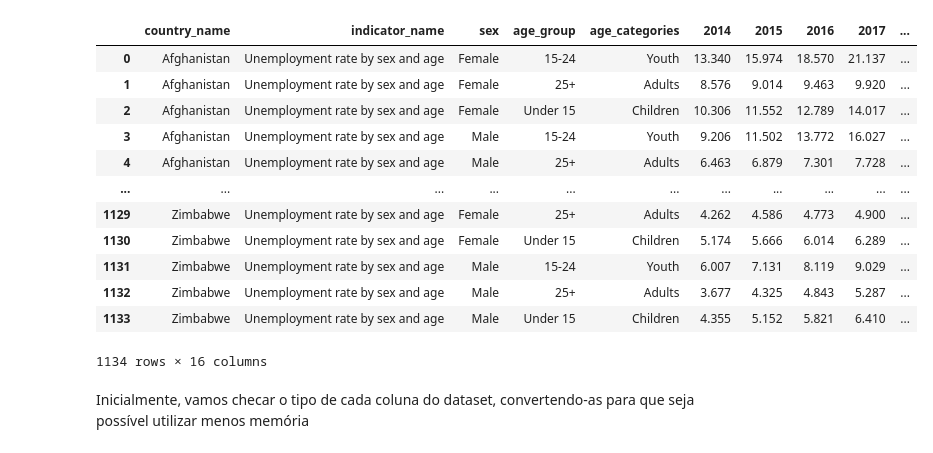
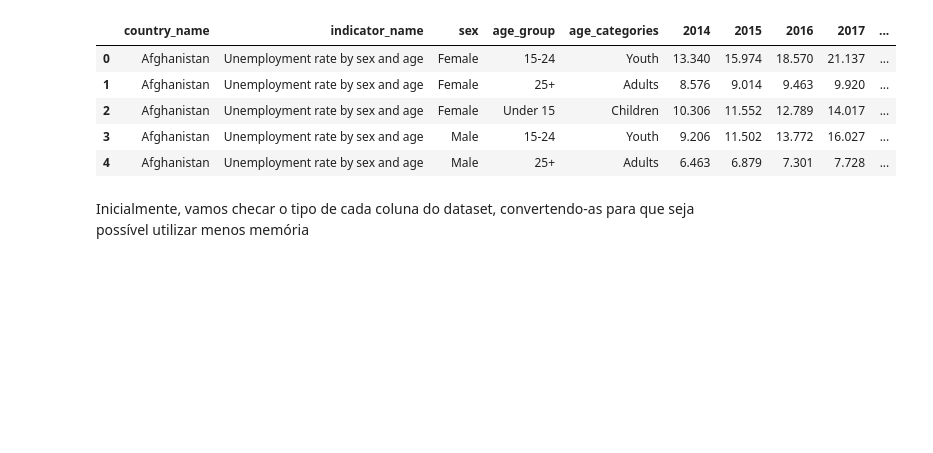
Before and after one commit to luixmartins/data-science, a Jupyter notebook: global_unemployment/main.ipynb, the cells around one changed output. Drawn from its saved outputs; the diff is of its cells as text; code cells hidden in the pictures; blank space fills up the shorter version.

Commit message:
Update global_unemployment project

```diff
--- a/global_unemployment/main.ipynb
+++ b/global_unemployment/main.ipynb
@@ -6,21 +6,14 @@ import seaborn as sns
 # %%
 df = pd.read_csv('./data/global_unemployment_data.csv')
 
-df
+df.head()
 # %% [output]
 |  | country_name | indicator_name | sex | age_group | age_categories | 2014 | 2015 | 2016 | 2017 | ... |
 | 0 | Afghanistan | Unemployment rate by sex and age | Female | 15-24 | Youth | 13.340 | 15.974 | 18.570 | 21.137 | ... |
 | 1 | Afghanistan | Unemployment rate by sex and age | Female | 25+ | Adults | 8.576 | 9.014 | 9.463 | 9.920 | ... |
 | 2 | Afghanistan | Unemployment rate by sex and age | Female | Under 15 | Children | 10.306 | 11.552 | 12.789 | 14.017 | ... |
 | 3 | Afghanistan | Unemployment rate by sex and age | Male | 15-24 | Youth | 9.206 | 11.502 | 13.772 | 16.027 | ... |
 | 4 | Afghanistan | Unemployment rate by sex and age | Male | 25+ | Adults | 6.463 | 6.879 | 7.301 | 7.728 | ... |
-| ... | ... | ... | ... | ... | ... | ... | ... | ... | ... | ... |
-| 1129 | Zimbabwe | Unemployment rate by sex and age | Female | 25+ | Adults | 4.262 | 4.586 | 4.773 | 4.900 | ... |
-| 1130 | Zimbabwe | Unemployment rate by sex and age | Female | Under 15 | Children | 5.174 | 5.666 | 6.014 | 6.289 | ... |
-| 1131 | Zimbabwe | Unemployment rate by sex and age | Male | 15-24 | Youth | 6.007 | 7.131 | 8.119 | 9.029 | ... |
-| 1132 | Zimbabwe | Unemployment rate by sex and age | Male | 25+ | Adults | 3.677 | 4.325 | 4.843 | 5.287 | ... |
-| 1133 | Zimbabwe | Unemployment rate by sex and age | Male | Under 15 | Children | 4.355 | 5.152 | 5.821 | 6.410 | ... |
-1134 rows × 16 columns
 # %% [markdown]
 Inicialmente, vamos checar o tipo de cada coluna do dataset, convertendo-as para que seja possível utilizar menos memória
 # %%
```
Also changed, not shown: parts of 16 cells of this notebook.
